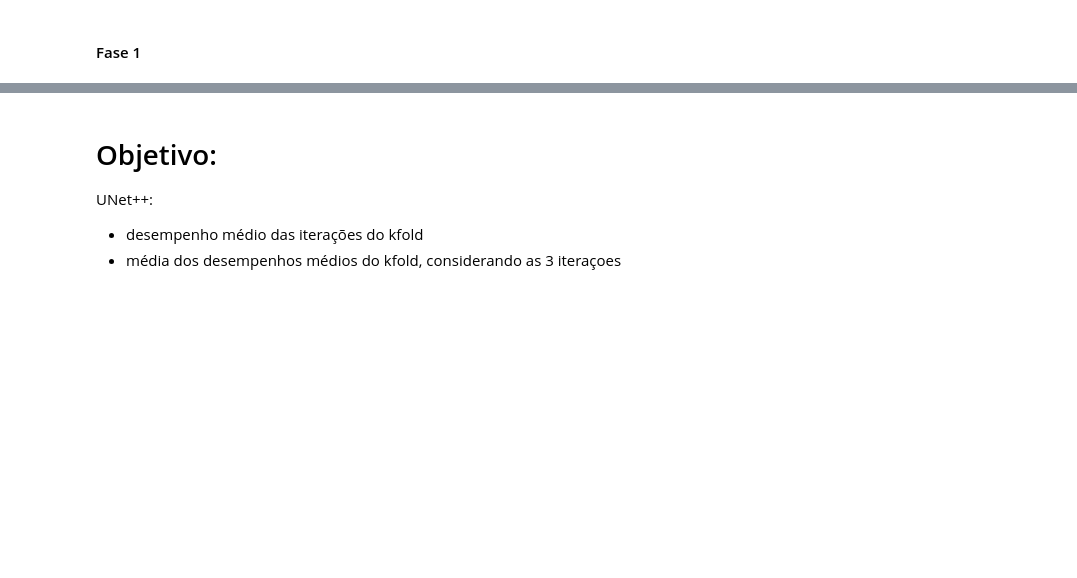
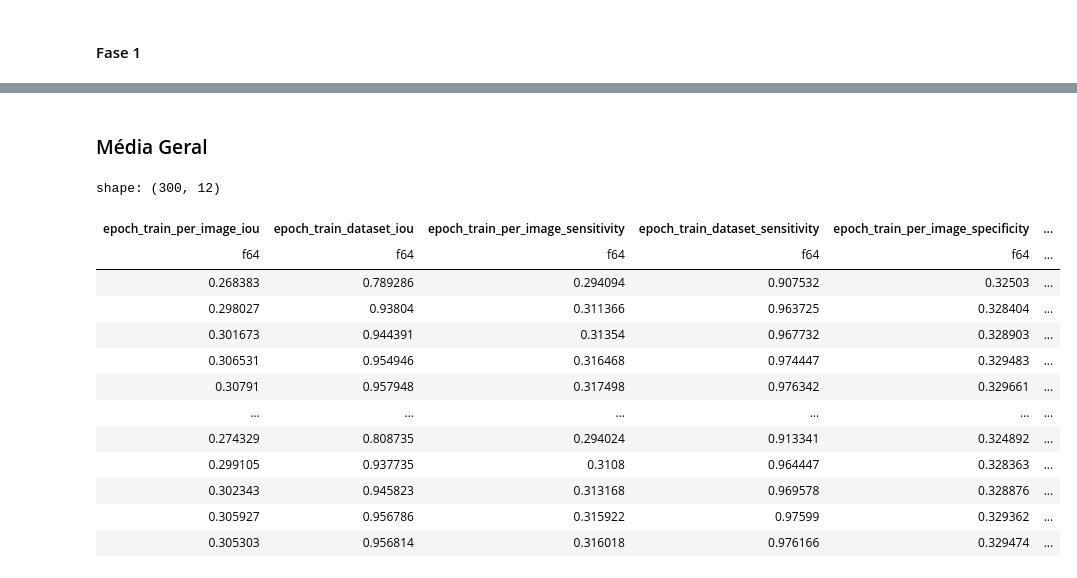
Before and after one commit to ermeson-alves/meu_tcc, a Jupyter notebook: notebooks/3- Agregação dos Resultados.ipynb, the cells around one changed output, grey strips where cells are left out. Cells and saved outputs as stored; diff of their text form; code cells hidden in the pictures; blank space fills up the shorter version.

```diff
--- a/notebooks/3- Agregação dos Resultados.ipynb
+++ b/notebooks/3- Agregação dos Resultados.ipynb
@@ -46,14 +54,39 @@ def load_events_data(log_dir: str):
     # df.write_csv(RESULTS_DIR/f"phase_1/csvs/tensorboard_data_polars_{'_'.join(log_dir.split(os.path.sep)[-3:])}.csv")
     # print(df)
 # %%
-#          metric x | metric y | ...
-#           value1  |  value1  | ...
-#           value2  |  value2  | ...
-#           value3  |  value3  | ...
-#           value4  |  value4  | ...
-#           value5  |  value5  | ...
+#          model | repet | kfolditer | metric x | metric y | ...
+#                                       value1  |  value1  | ...
+#                                       value2  |  value2  | ...
+#                                       value3  |  value3  | ...
+#                                       value4  |  value4  | ...
+#                                       value5  |  value5  | ...
+df_list_train = []
+df_list_test = []
+
 
 for events_dir in RESULTS_DIR.glob('phase_1/tb_logs/*/repet*/kfolditer*'):
-    load_events_data(str(events_dir))  # carrega os datos de uma iteração do kfold
+    repet = int(events_dir.parents[0].name[-1])
+    model = events_dir.parents[1].name
+    kfolditer = int(events_dir.name[-1])
 
-    #TODO: como agregar os dados
+    # carrega os datos de uma iteração do kfold
+    df_train, df_test = load_events_data(str(events_dir))
+
+    # Organização dos dados
+    df_train = df_train.with_columns([
+        pl.lit(model).alias('model'),
+        pl.lit(repet).alias('repet'),
+        pl.lit(kfolditer).alias('kfolditer'),
+    ])
+    df_test = df_test.with_columns([
+        pl.lit(model).alias('model'),
+        pl.lit(repet).alias('repet'),
+        pl.lit(kfolditer).alias('kfolditer'),
+    ])
+
+    df_list_train.append(df_train)
+    df_list_test.append(df_test)
+
+
+df_train = pl.concat(df_list_train)
+df_test = pl.concat(df_list_test)
@@ -78,6 +92,0 @@ shape: (46, 3)
-# %% [markdown]
-# Objetivo:
-
-UNet++:
-* desempenho médio das iterações do kfold
-* média dos desempenhos médios do kfold, considerando as 3 iteraçoes
@@ -83,0 +96,19 @@ UNet++:
+# %% [markdown]
+### Média Geral
+# %%
+df_train
+# %% [output]
+shape: (300, 12)
+| epoch_train_per_image_iou | epoch_train_dataset_iou | epoch_train_per_image_sensitivity | epoch_train_dataset_sensitivity | epoch_train_per_image_specificity | ... |
+| f64 | f64 | f64 | f64 | f64 | ... |
+| 0.268383 | 0.789286 | 0.294094 | 0.907532 | 0.32503 | ... |
+| 0.298027 | 0.93804 | 0.311366 | 0.963725 | 0.328404 | ... |
+| 0.301673 | 0.944391 | 0.31354 | 0.967732 | 0.328903 | ... |
+| 0.306531 | 0.954946 | 0.316468 | 0.974447 | 0.329483 | ... |
+| 0.30791 | 0.957948 | 0.317498 | 0.976342 | 0.329661 | ... |
+| … | … | … | … | … | ... |
+| 0.274329 | 0.808735 | 0.294024 | 0.913341 | 0.324892 | ... |
+| 0.299105 | 0.937735 | 0.3108 | 0.964447 | 0.328363 | ... |
+| 0.302343 | 0.945823 | 0.313168 | 0.969578 | 0.328876 | ... |
+| 0.305927 | 0.956786 | 0.315922 | 0.97599 | 0.329362 | ... |
+| 0.305303 | 0.956814 | 0.316018 | 0.976166 | 0.329474 | ... |
```
Also changed, not shown: parts of 7 cells of this notebook, 4 other files.
